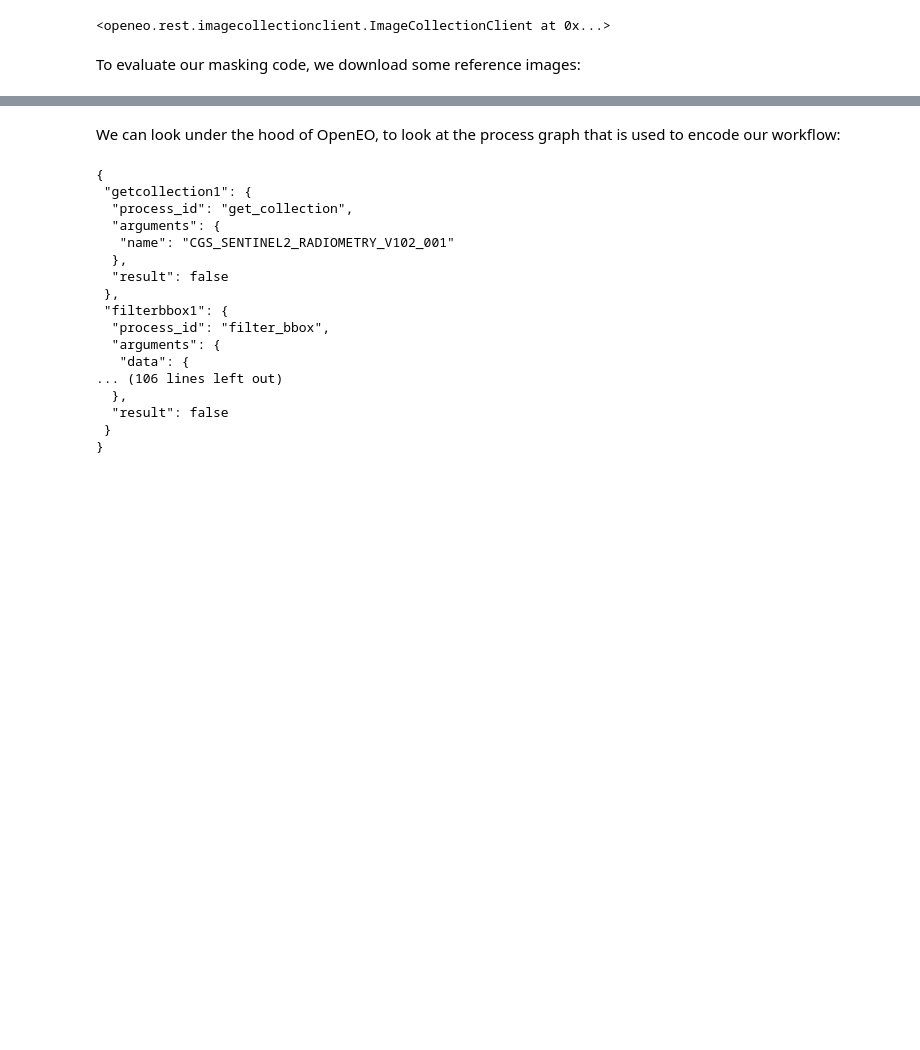
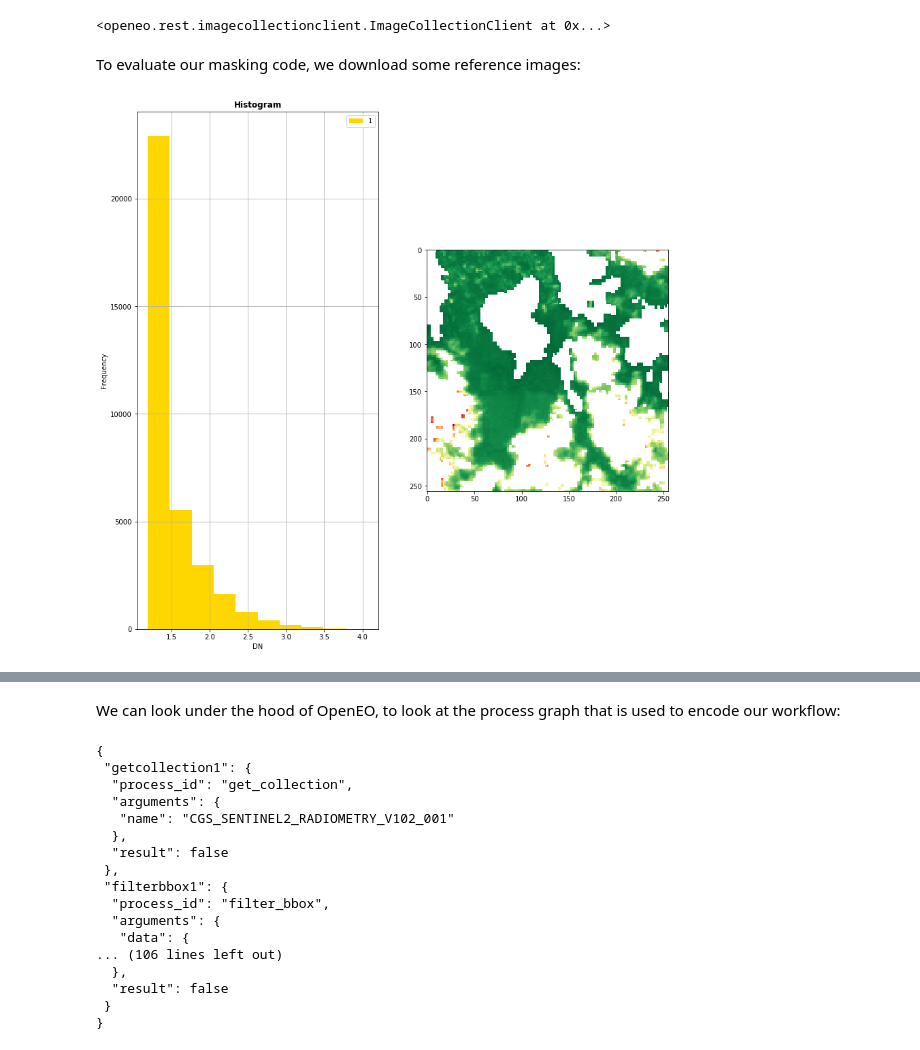
Before and after one commit to Open-EO/openeo-processes, a Jupyter notebook: examples/phenology-uc2/Phenology.ipynb, the cells around one changed output, grey strips where cells are left out. Cells and saved outputs as stored; diff of their text form; code cells hidden in the pictures; blank space fills up the shorter version.

```diff
--- a/examples/phenology-uc2/Phenology.ipynb
+++ b/examples/phenology-uc2/Phenology.ipynb
@@ -135,3 +141,14 @@ mask_for_date.download("mask%s.tiff"%date,format='GTIFF')
 s2_sceneclassification.date_range_filter(date,date).download("scf%s.tiff"%date,format='GTIFF')
 evi_cube_nodate.date_range_filter(date,date).download("evi_unmasked%s.tiff"%date,format='GTIFF')
 evi_cube_nodate.date_range_filter(date,date).mask(rastermask=mask_for_date,replacement=np.nan).download("masked%s.tiff"%date,format='GTIFF')
+# %%
+from rasterio.plot import show, show_hist
+import rasterio
+import matplotlib.pyplot as pyplot
+fig, (axr, axg) = pyplot.subplots(1,2, figsize=(14,14))
+with rasterio.open("evi_unmasked%s.tiff"%date) as src:
+    band = src.read(1)
+    show(band,ax=axg,cmap='RdYlGn_r')
+    show_hist(band,ax=axr)
+# %% [output]
+[figure, added]
```
Also changed, not shown: parts of 5 cells of this notebook, 2 other files.
